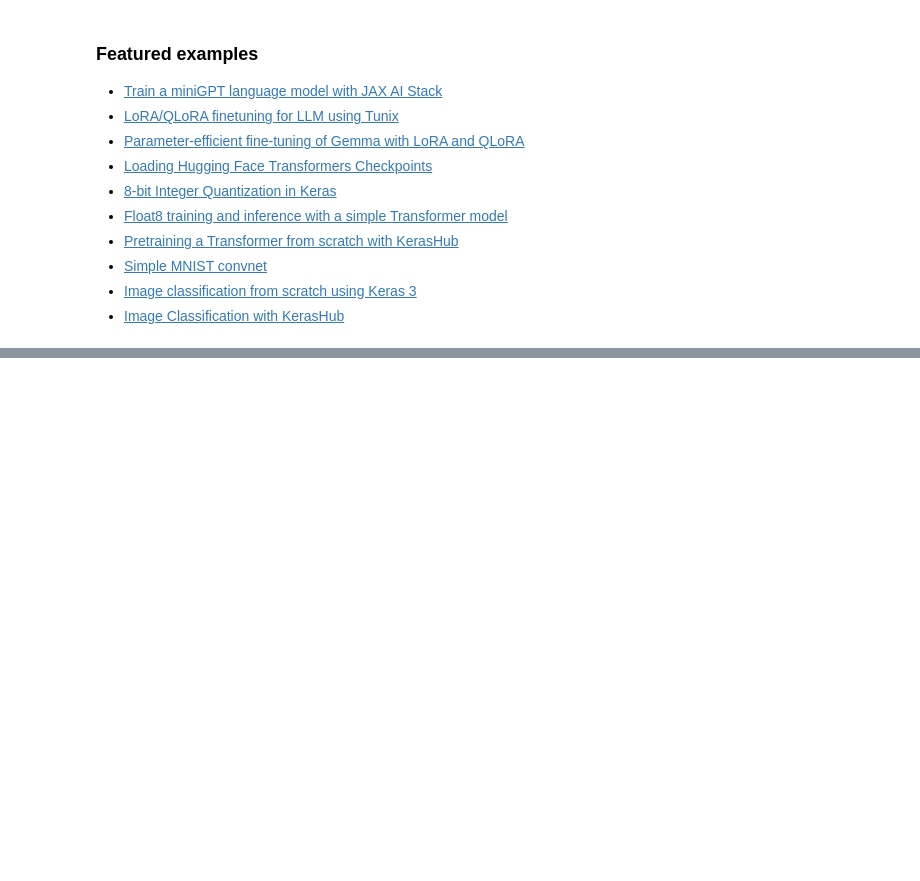
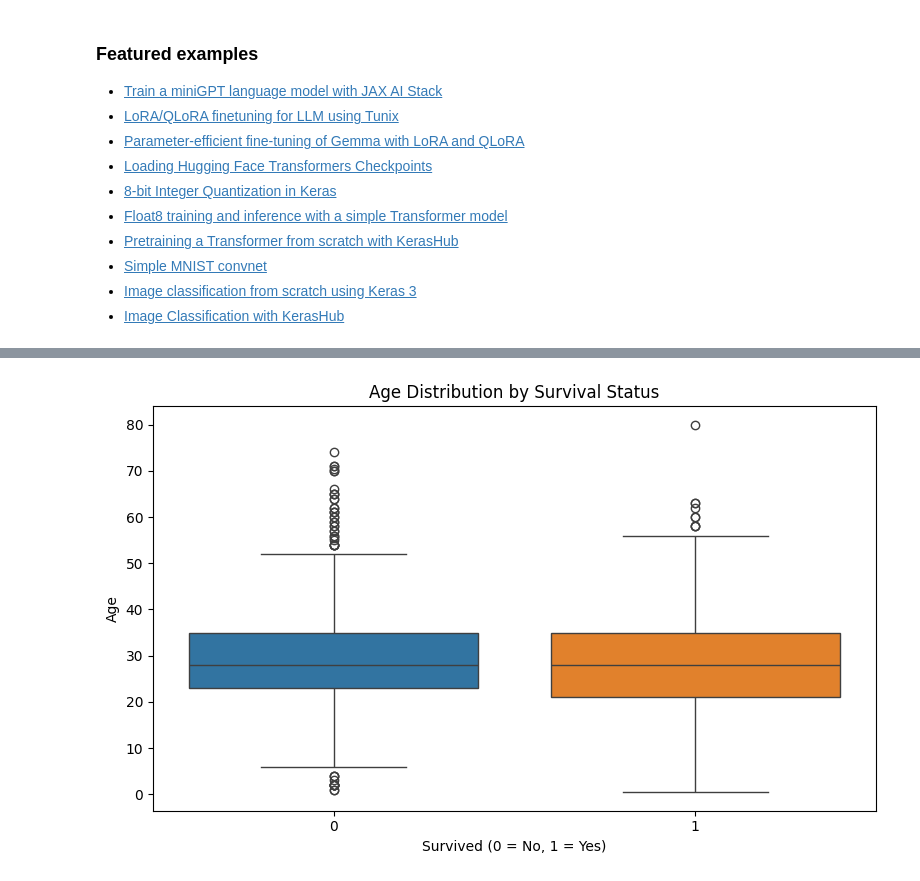
Before and after one commit to rajikiran630-afk/Rajeswari-Capstone-Prjocet, a Jupyter notebook: data_pipeline/data_pipeline.ipynb, the cells around one changed output, grey strips where cells are left out. Drawn from its saved outputs; the diff is of its cells as text; code cells hidden in the pictures; blank space fills up the shorter version.

```diff
--- a/data_pipeline/data_pipeline.ipynb
+++ b/data_pipeline/data_pipeline.ipynb
@@ -801,0 +499,22 @@ These are a few of the notebooks related to Machine Learning, including Google's
+# %%
+# Task 5 — Multivariate Chart 2
+# Age distribution by survival status
+
+plt.figure(figsize=(8, 5))
+
+sns.boxplot(
+    data=df,
+    x='survived',
+    y='age',
+    hue='survived',
+    legend=False
+)
+
+plt.title('Age Distribution by Survival Status')
+plt.xlabel('Survived (0 = No, 1 = Yes)')
+plt.ylabel('Age')
+
+plt.tight_layout()
+plt.show()
+# %% [output]
+[figure, added]
```
Also changed, not shown: parts of 27 cells of this notebook.
